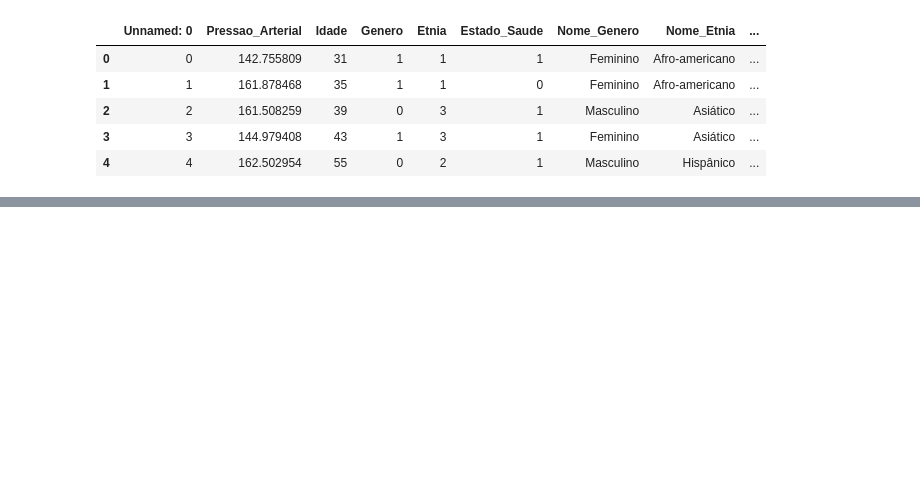
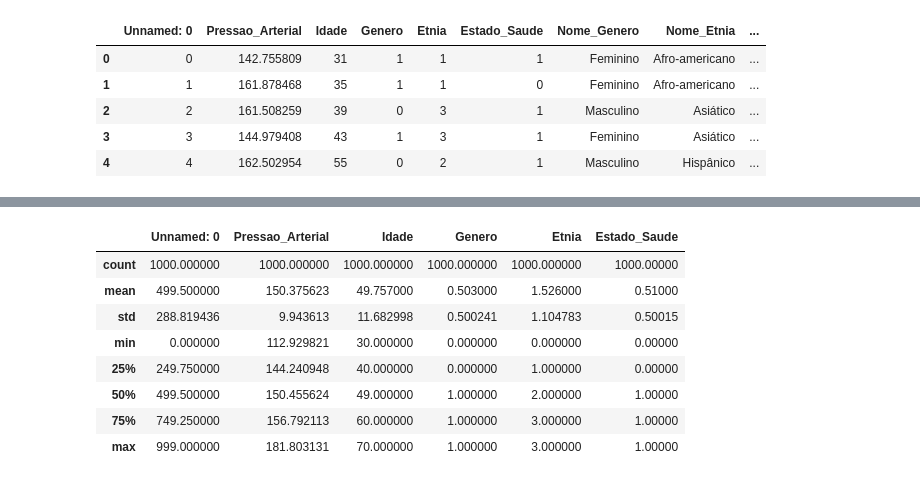
Before and after one commit to dsreliete/Womakerscode_DA_desafio_individual, a Jupyter notebook: DesafioIndividual5ElietedaSilvaRodrigues.ipynb, the cells around one changed output, grey strips where cells are left out. Cells and saved outputs as stored; diff of their text form; code cells hidden in the pictures; blank space fills up the shorter version.

```diff
--- a/DesafioIndividual5ElietedaSilvaRodrigues.ipynb
+++ b/DesafioIndividual5ElietedaSilvaRodrigues.ipynb
@@ -74,3 +106,15 @@ df_pacientes.head()
+# %%
+df_pacientes.describe()
+# %% [output]
+|  | Unnamed: 0 | Pressao_Arterial | Idade | Genero | Etnia | Estado_Saude |
+| count | 1000.000000 | 1000.000000 | 1000.000000 | 1000.000000 | 1000.000000 | 1000.00000 |
+| mean | 499.500000 | 150.375623 | 49.757000 | 0.503000 | 1.526000 | 0.51000 |
+| std | 288.819436 | 9.943613 | 11.682998 | 0.500241 | 1.104783 | 0.50015 |
+| min | 0.000000 | 112.929821 | 30.000000 | 0.000000 | 0.000000 | 0.00000 |
+| 25% | 249.750000 | 144.240948 | 40.000000 | 0.000000 | 1.000000 | 0.00000 |
+| 50% | 499.500000 | 150.455624 | 49.000000 | 1.000000 | 2.000000 | 1.00000 |
+| 75% | 749.250000 | 156.792113 | 60.000000 | 1.000000 | 3.000000 | 1.00000 |
+| max | 999.000000 | 181.803131 | 70.000000 | 1.000000 | 3.000000 | 1.00000 |
 # %%
 # 3. Considerando uma amostra de 45 números que representam o index do dataframe, índices= ([909, 751, 402, 400, 726, 39, 184, 269, 255, 769, 209, 715, 677, 381, 793, 697, 89, 280, 232, 756, 358, 36, 439, 768, 967, 699, 473, 222, 89, 639, 883, 558, 757, 84, 907, 895, 217, 224, 311, 348, 146, 505, 273, 957, 362]). Considerando essa amostra é possível dizer que a idade média das pessoas com problemas cardíacos é maior que 50 anos? Nível de significância igual a 5%.
 # %%
```
Also changed, not shown: parts of 7 cells of this notebook.
